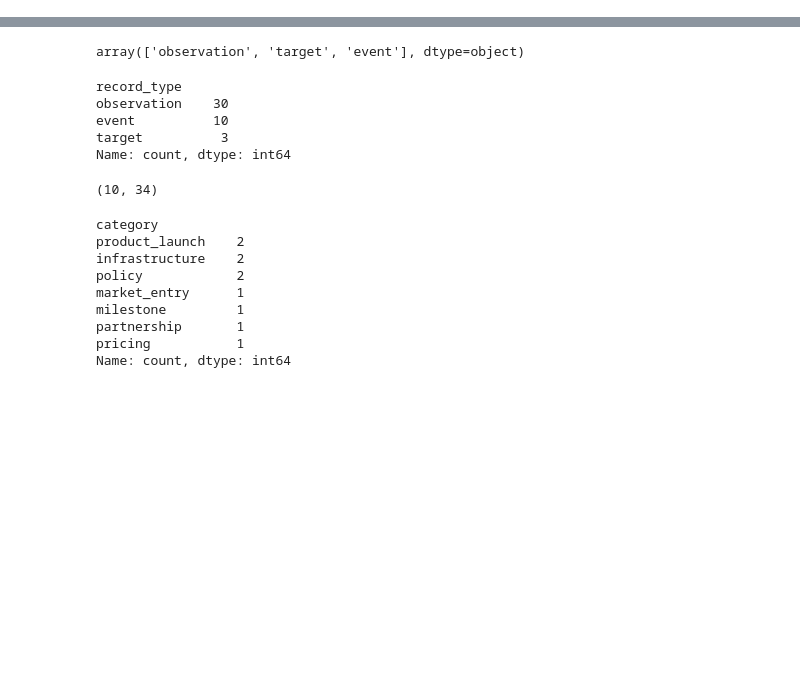
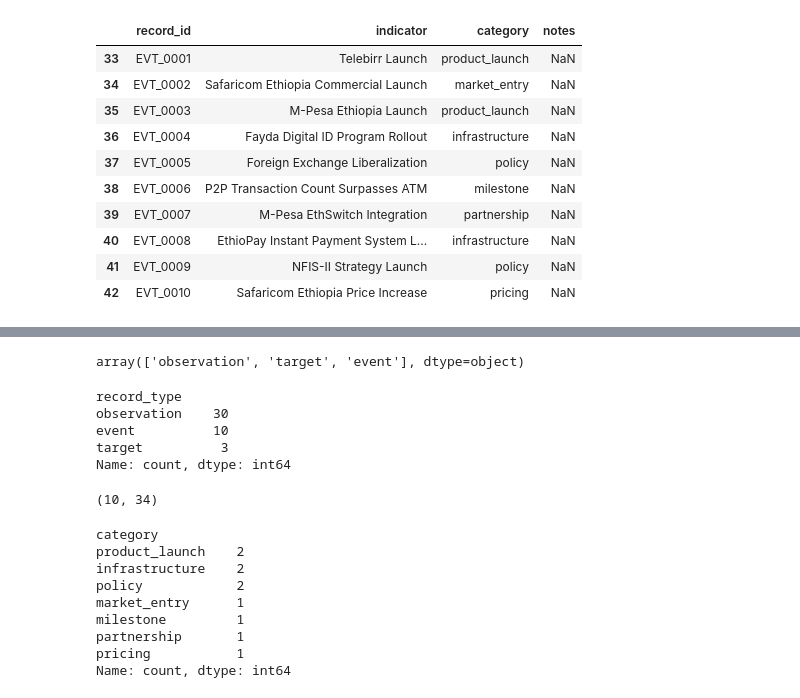
Before and after one commit to hareg10academy21-byte/ETHIOPIA-FI-FORECAST, a Jupyter notebook: notebooks/03_event_impact_modeling.ipynb, the cells around one changed output, grey strips where cells are left out. Drawn from its saved outputs; the diff is of its cells as text; code cells hidden in the pictures; blank space fills up the shorter version.

```diff
--- a/notebooks/03_event_impact_modeling.ipynb
+++ b/notebooks/03_event_impact_modeling.ipynb
@@ -29,6 +31,26 @@ df.head()
 # %%
 events = df[
+    df["record_type"]=="event"
+].copy()
 
-    df["record_type"]=="event"
 
-].copy()
+events[
+[
+"record_id",
+"indicator",
+"category",
+"notes"
+]
+]
+# %% [output]
+|  | record_id | indicator | category | notes |
+| 33 | EVT_0001 | Telebirr Launch | product_launch | NaN |
+| 34 | EVT_0002 | Safaricom Ethiopia Commercial Launch | market_entry | NaN |
+| 35 | EVT_0003 | M-Pesa Ethiopia Launch | product_launch | NaN |
+| 36 | EVT_0004 | Fayda Digital ID Program Rollout | infrastructure | NaN |
+| 37 | EVT_0005 | Foreign Exchange Liberalization | policy | NaN |
+| 38 | EVT_0006 | P2P Transaction Count Surpasses ATM | milestone | NaN |
+| 39 | EVT_0007 | M-Pesa EthSwitch Integration | partnership | NaN |
+| 40 | EVT_0008 | EthioPay Instant Payment System L... | infrastructure | NaN |
+| 41 | EVT_0009 | NFIS-II Strategy Launch | policy | NaN |
+| 42 | EVT_0010 | Safaricom Ethiopia Price Increase | pricing | NaN |
```
Also changed, not shown: parts of 13 cells of this notebook, 2 other files.
